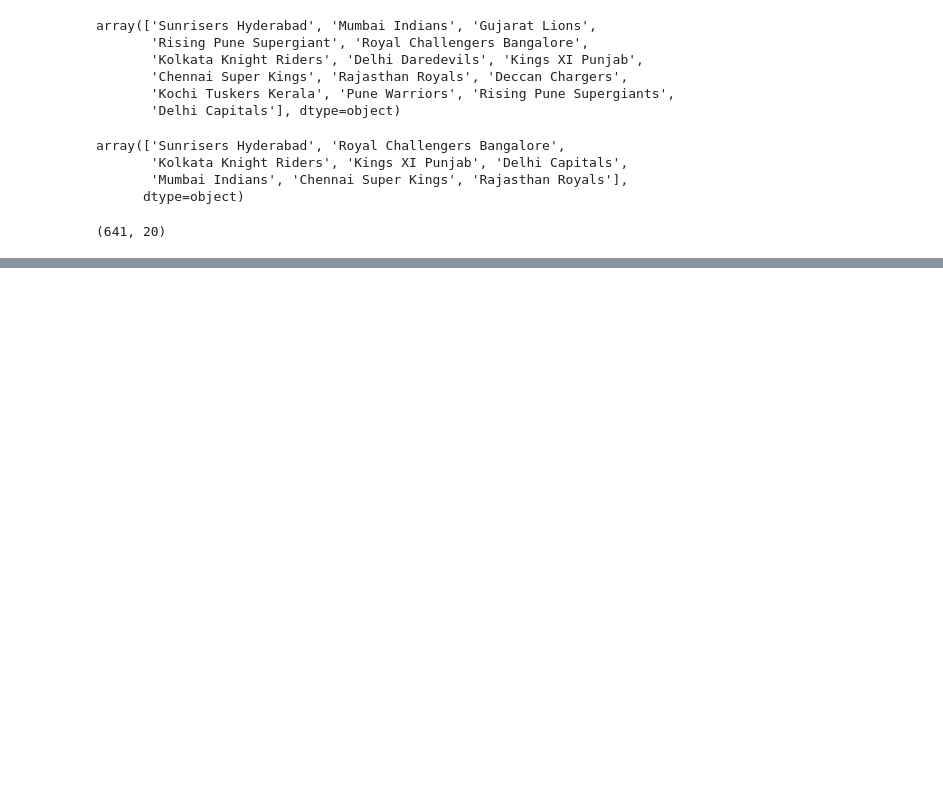
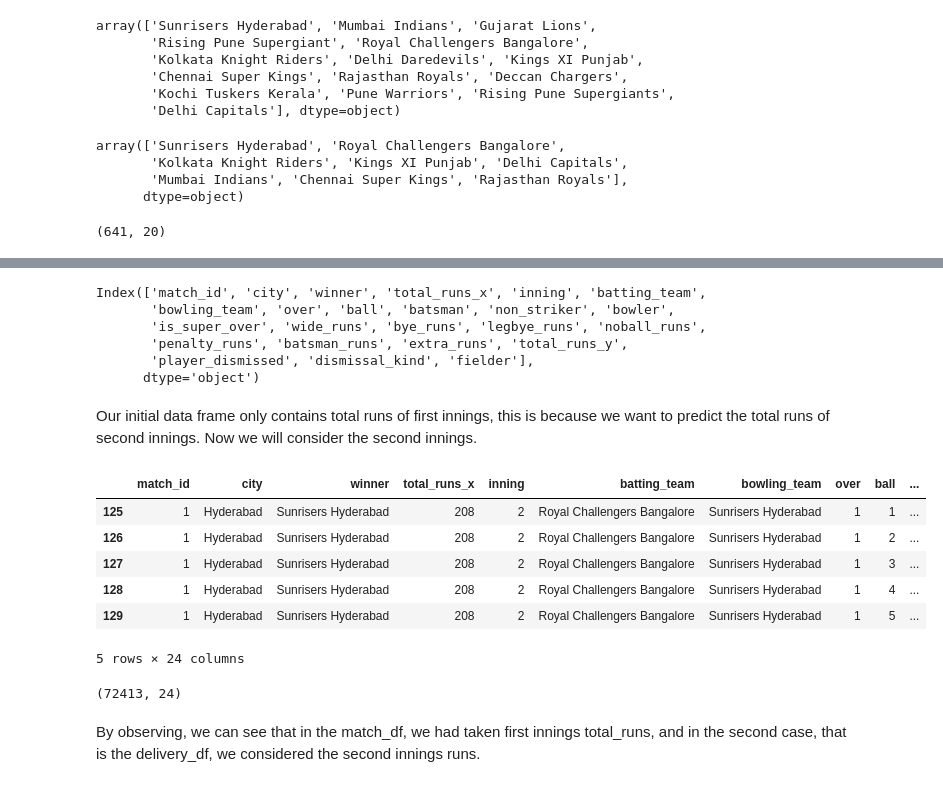
Before and after one commit to lawalsegun2025/ipl_match_win_predictor, a Jupyter notebook: ipl_win_probability_predictor.ipynb, the cells around one changed output, grey strips where cells are left out. Drawn from its saved outputs; the diff is of its cells as text; code cells hidden in the pictures; blank space fills up the shorter version.

```diff
--- a/ipl_win_probability_predictor.ipynb
+++ b/ipl_win_probability_predictor.ipynb
@@ -296,0 +287,30 @@ Index(['match_id', 'city', 'winner', 'total_runs_x', 'inning', 'batting_team',
+# %%
+# view columns of newly merged data frame
+delivery_df.columns
+# %% [output]
+Index(['match_id', 'city', 'winner', 'total_runs_x', 'inning', 'batting_team',
+       'bowling_team', 'over', 'ball', 'batsman', 'non_striker', 'bowler',
+       'is_super_over', 'wide_runs', 'bye_runs', 'legbye_runs', 'noball_runs',
+       'penalty_runs', 'batsman_runs', 'extra_runs', 'total_runs_y',
+       'player_dismissed', 'dismissal_kind', 'fielder'],
+      dtype='object')
+# %% [markdown]
+Our initial data frame only contains total runs of first innings, this is because we want to predict the total runs of second innings. Now we will consider the second innings.
+# %%
+# considering 2nd innings
+delivery_df = delivery_df[delivery_df["inning"] == 2]
+delivery_df.head()
+# %% [output]
+|  | match_id | city | winner | total_runs_x | inning | batting_team | bowling_team | over | ball | ... |
+| 125 | 1 | Hyderabad | Sunrisers Hyderabad | 208 | 2 | Royal Challengers Bangalore | Sunrisers Hyderabad | 1 | 1 | ... |
+| 126 | 1 | Hyderabad | Sunrisers Hyderabad | 208 | 2 | Royal Challengers Bangalore | Sunrisers Hyderabad | 1 | 2 | ... |
+| 127 | 1 | Hyderabad | Sunrisers Hyderabad | 208 | 2 | Royal Challengers Bangalore | Sunrisers Hyderabad | 1 | 3 | ... |
+| 128 | 1 | Hyderabad | Sunrisers Hyderabad | 208 | 2 | Royal Challengers Bangalore | Sunrisers Hyderabad | 1 | 4 | ... |
+| 129 | 1 | Hyderabad | Sunrisers Hyderabad | 208 | 2 | Royal Challengers Bangalore | Sunrisers Hyderabad | 1 | 5 | ... |
+5 rows × 24 columns
+# %%
+delivery_df.shape
+# %% [output]
+(72413, 24)
+# %% [markdown]
+By observing, we can see that in the match_df, we had taken first innings total_runs, and in the second case, that is the delivery_df, we considered the second innings runs.
```
Also changed, not shown: parts of 13 cells of this notebook.
